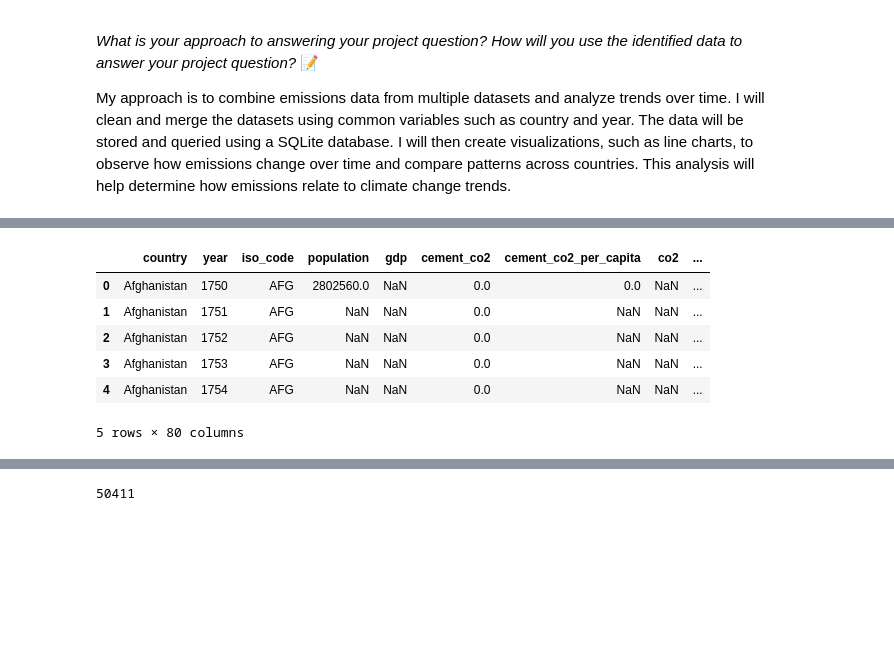
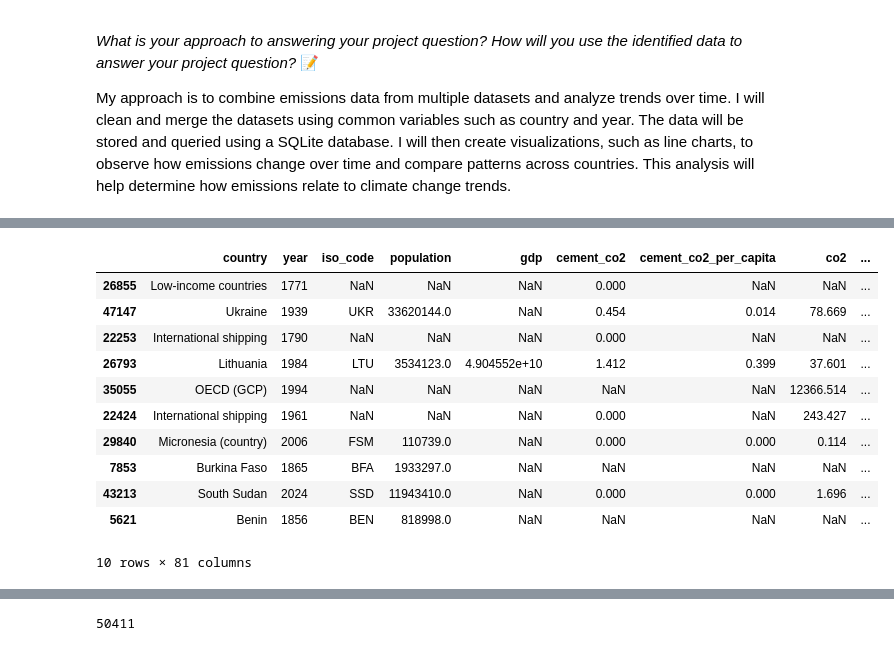
Before and after one commit to IT4063C-Spring26/final-project-proddasr, a Jupyter notebook: source.ipynb, the cells around one changed output, grey strips where cells are left out. Drawn from its saved outputs; the diff is of its cells as text; code cells hidden in the pictures; blank space fills up the shorter version.

```diff
--- a/source.ipynb
+++ b/source.ipynb
@@ -91,16 +95,21 @@ countries.sample(10)
 # %%
 # Merge the country_id back to the main DataFrame
 
 df = df.merge(countries, on="country")
-df.head()
+df.sample(10)
 # %% [output]
 |  | country | year | iso_code | population | gdp | cement_co2 | cement_co2_per_capita | co2 | ... |
-| 0 | Afghanistan | 1750 | AFG | 2802560.0 | NaN | 0.0 | 0.0 | NaN | ... |
-| 1 | Afghanistan | 1751 | AFG | NaN | NaN | 0.0 | NaN | NaN | ... |
-| 2 | Afghanistan | 1752 | AFG | NaN | NaN | 0.0 | NaN | NaN | ... |
-| 3 | Afghanistan | 1753 | AFG | NaN | NaN | 0.0 | NaN | NaN | ... |
-| 4 | Afghanistan | 1754 | AFG | NaN | NaN | 0.0 | NaN | NaN | ... |
+| 26855 | Low-income countries | 1771 | NaN | NaN | NaN | 0.000 | NaN | NaN | ... |
+| 47147 | Ukraine | 1939 | UKR | 33620144.0 | NaN | 0.454 | 0.014 | 78.669 | ... |
+| 22253 | International shipping | 1790 | NaN | NaN | NaN | 0.000 | NaN | NaN | ... |
+| 26793 | Lithuania | 1984 | LTU | 3534123.0 | 4.904552e+10 | 1.412 | 0.399 | 37.601 | ... |
+| 35055 | OECD (GCP) | 1994 | NaN | NaN | NaN | NaN | NaN | 12366.514 | ... |
+| 22424 | International shipping | 1961 | NaN | NaN | NaN | 0.000 | NaN | 243.427 | ... |
+| 29840 | Micronesia (country) | 2006 | FSM | 110739.0 | NaN | 0.000 | 0.000 | 0.114 | ... |
+| 7853 | Burkina Faso | 1865 | BFA | 1933297.0 | NaN | NaN | NaN | NaN | ... |
+| 43213 | South Sudan | 2024 | SSD | 11943410.0 | NaN | 0.000 | 0.000 | 1.696 | ... |
+| 5621 | Benin | 1856 | BEN | 818998.0 | NaN | NaN | NaN | NaN | ... |
-5 rows × 80 columns
+10 rows × 81 columns
 # %%
 # Create a new DataFrame with the relevant columns for emissions.
 population = df[["country_id", "year", "population"]]
```
Also changed, not shown: parts of 61 cells of this notebook, 1 other file.
